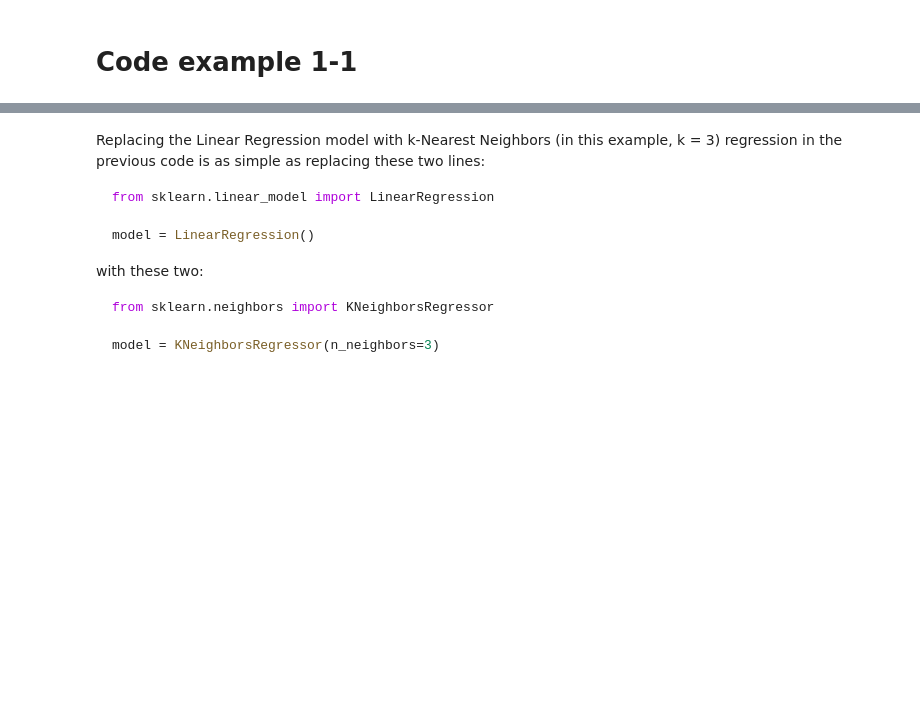
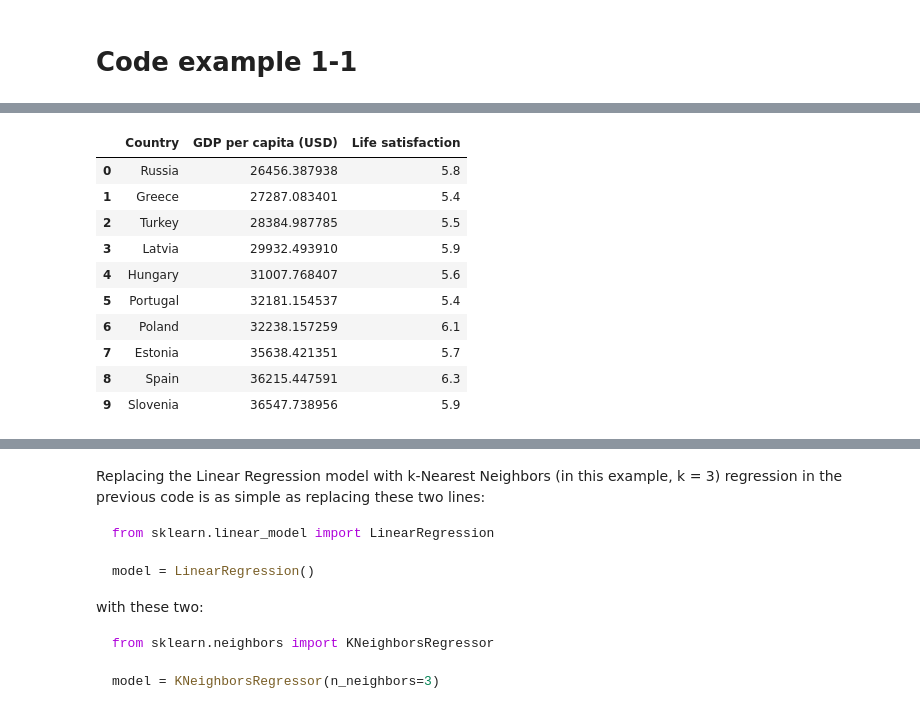
Before and after one commit to kalona/handson-mlp, a Jupyter notebook: 01_the_machine_learning_landscape.ipynb, the cells around one changed output, grey strips where cells are left out. Saved outputs shown, nothing was run; the diff lists cells and outputs as text; code cells hidden in the pictures; blank space fills up the shorter version.

```diff
--- a/01_the_machine_learning_landscape.ipynb
+++ b/01_the_machine_learning_landscape.ipynb
@@ -72 +75,15 @@ print(model.predict(X_new)) # outputs [[6.01610329]]
 [[6.01610329]]
+# %%
+lifesat.head(10)
+# %% [output]
+|  | Country | GDP per capita (USD) | Life satisfaction |
+| 0 | Russia | 26456.387938 | 5.8 |
+| 1 | Greece | 27287.083401 | 5.4 |
+| 2 | Turkey | 28384.987785 | 5.5 |
+| 3 | Latvia | 29932.493910 | 5.9 |
+| 4 | Hungary | 31007.768407 | 5.6 |
+| 5 | Portugal | 32181.154537 | 5.4 |
+| 6 | Poland | 32238.157259 | 6.1 |
+| 7 | Estonia | 35638.421351 | 5.7 |
+| 8 | Spain | 36215.447591 | 6.3 |
+| 9 | Slovenia | 36547.738956 | 5.9 |
```
Also changed, not shown: parts of 21 cells of this notebook.
